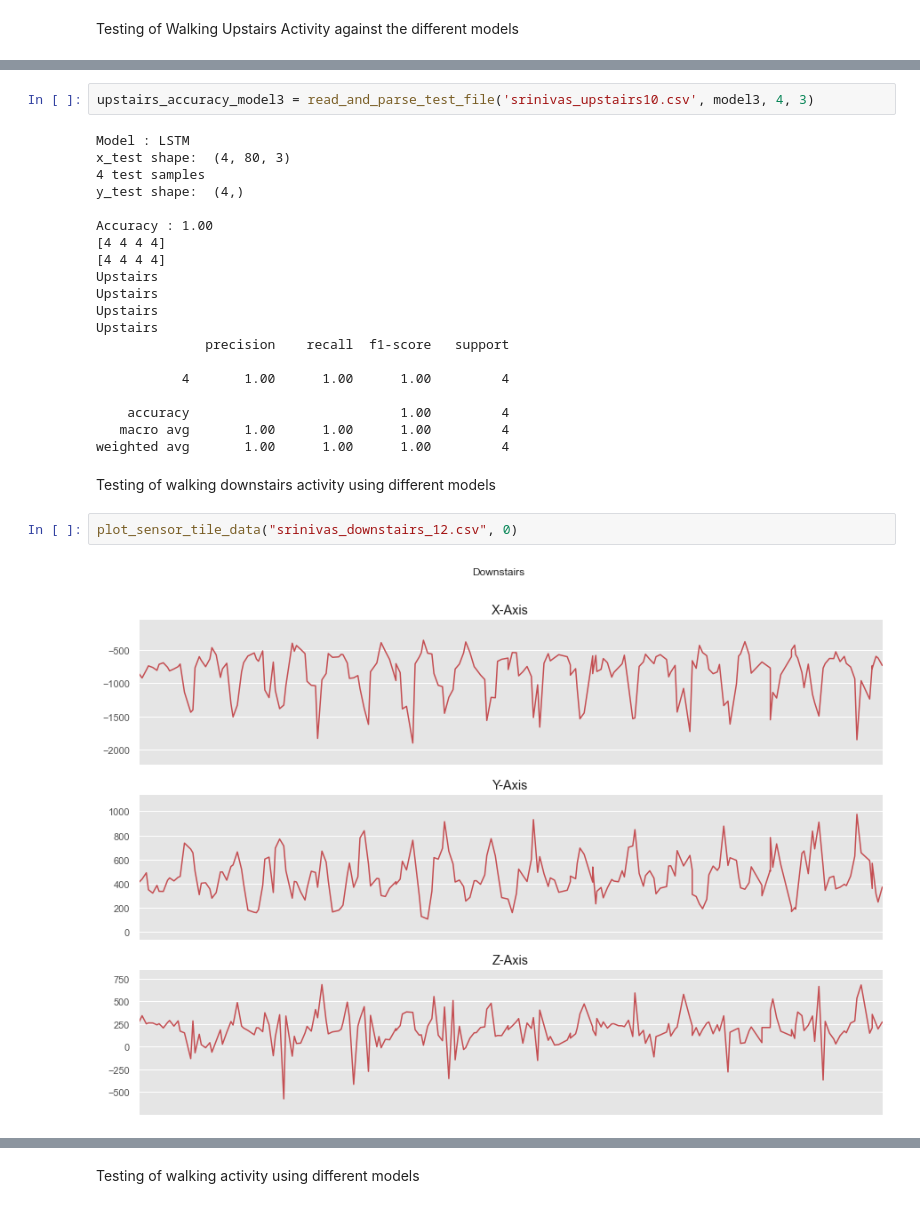
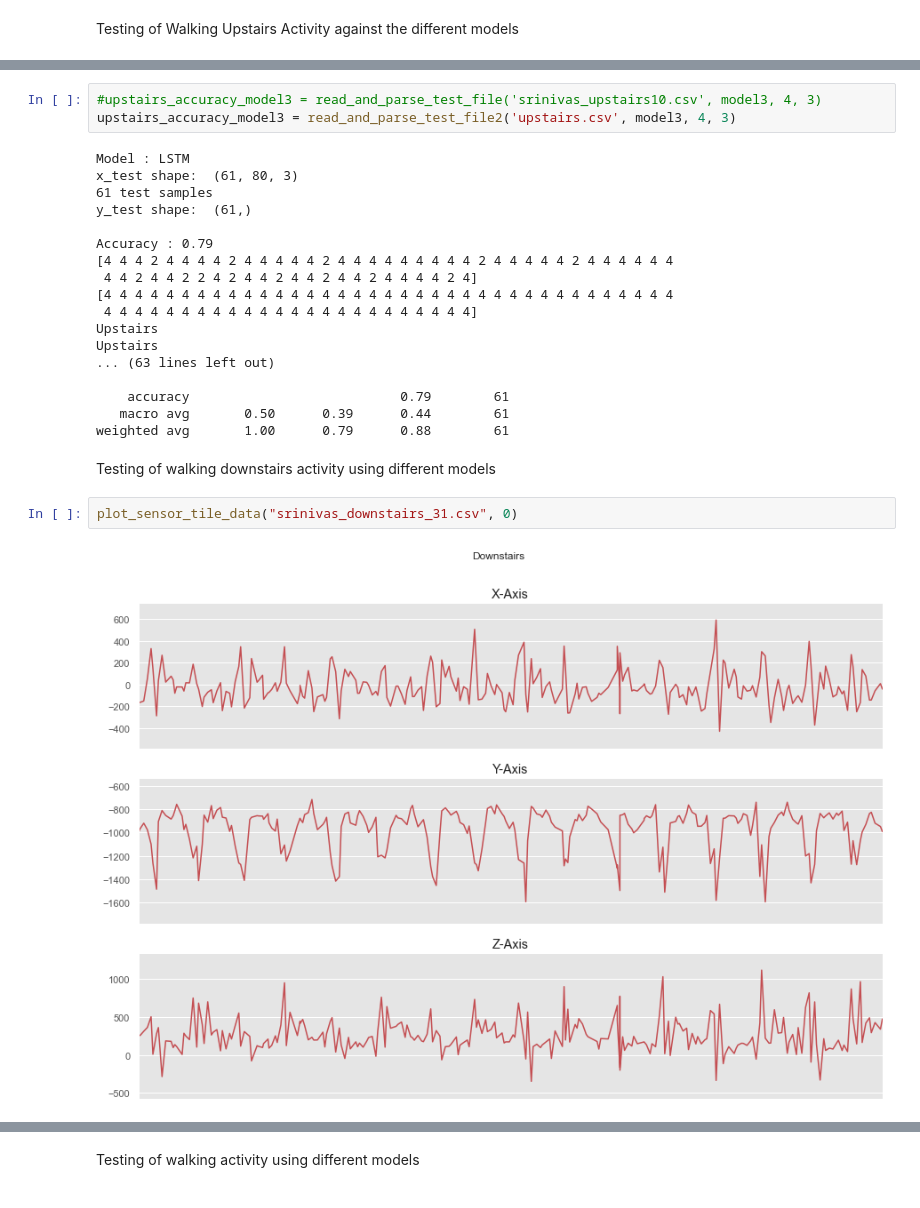
Before and after one commit to gsreddy99/har, a Jupyter notebook: HumanActivityRecognitionUsingWisdm.ipynb, the cells around one changed output, grey strips where cells are left out. Drawn from its saved outputs; the diff is of its cells as text.

```diff
--- a/HumanActivityRecognitionUsingWisdm.ipynb
+++ b/HumanActivityRecognitionUsingWisdm.ipynb
@@ -1065,28 +1198,27 @@ weighted avg       1.00      0.75      0.86         4
 # %%
-upstairs_accuracy_model3 = read_and_parse_test_file('srinivas_upstairs10.csv', model3, 4, 3)
+#upstairs_accuracy_model3 = read_and_parse_test_file('srinivas_upstairs10.csv', model3, 4, 3)
+upstairs_accuracy_model3 = read_and_parse_test_file2('upstairs.csv', model3, 4, 3)
 # %% [output]
 Model : LSTM
-x_test shape:  (4, 80, 3)
-4 test samples
-y_test shape:  (4,)
+x_test shape:  (61, 80, 3)
+61 test samples
+y_test shape:  (61,)
 
-Accuracy : 1.00
-[4 4 4 4]
-[4 4 4 4]
+Accuracy : 0.79
+[4 4 4 2 4 4 4 4 2 4 4 4 4 4 2 4 4 4 4 4 4 4 4 4 2 4 4 4 4 4 2 4 4 4 4 4 4
+ 4 4 2 4 4 2 2 4 2 4 4 2 4 4 2 4 4 2 4 4 4 4 2 4]
+[4 4 4 4 4 4 4 4 4 4 4 4 4 4 4 4 4 4 4 4 4 4 4 4 4 4 4 4 4 4 4 4 4 4 4 4 4
+ 4 4 4 4 4 4 4 4 4 4 4 4 4 4 4 4 4 4 4 4 4 4 4 4]
 Upstairs
 Upstairs
-Upstairs
-Upstairs
-              precision    recall  f1-score   support
+... (63 lines left out)
 
-           4       1.00      1.00      1.00         4
-
-    accuracy                           1.00         4
-   macro avg       1.00      1.00      1.00         4
-weighted avg       1.00      1.00      1.00         4
+    accuracy                           0.79        61
+   macro avg       0.50      0.39      0.44        61
+weighted avg       1.00      0.79      0.88        61
 # %% [markdown]
 Testing of walking downstairs activity using different models
-# %%
-plot_sensor_tile_data("srinivas_downstairs_12.csv", 0)
-# %% [output]
-[figure, removed]
+# %%
+plot_sensor_tile_data("srinivas_downstairs_31.csv", 0)
+# %% [output]
+[figure, added]
```
Also changed, not shown: parts of 86 cells of this notebook.
